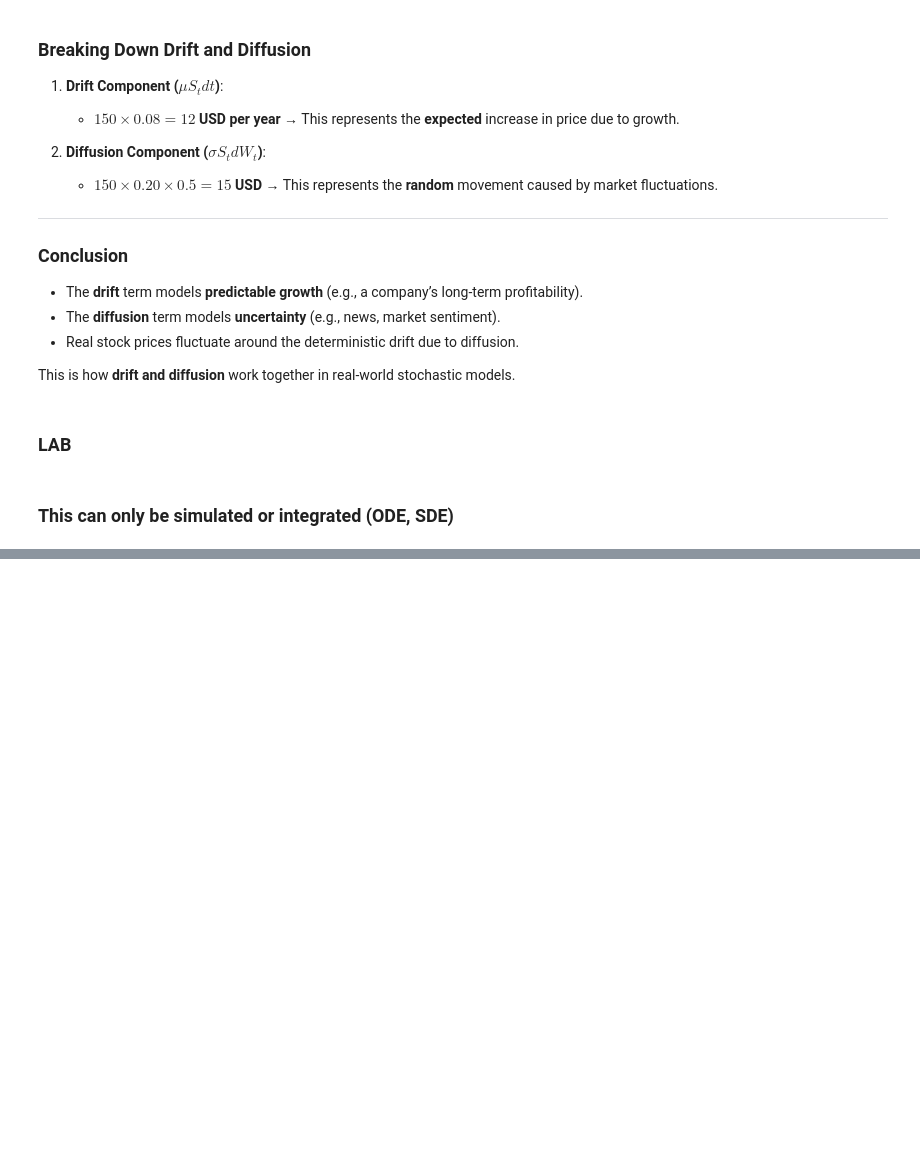
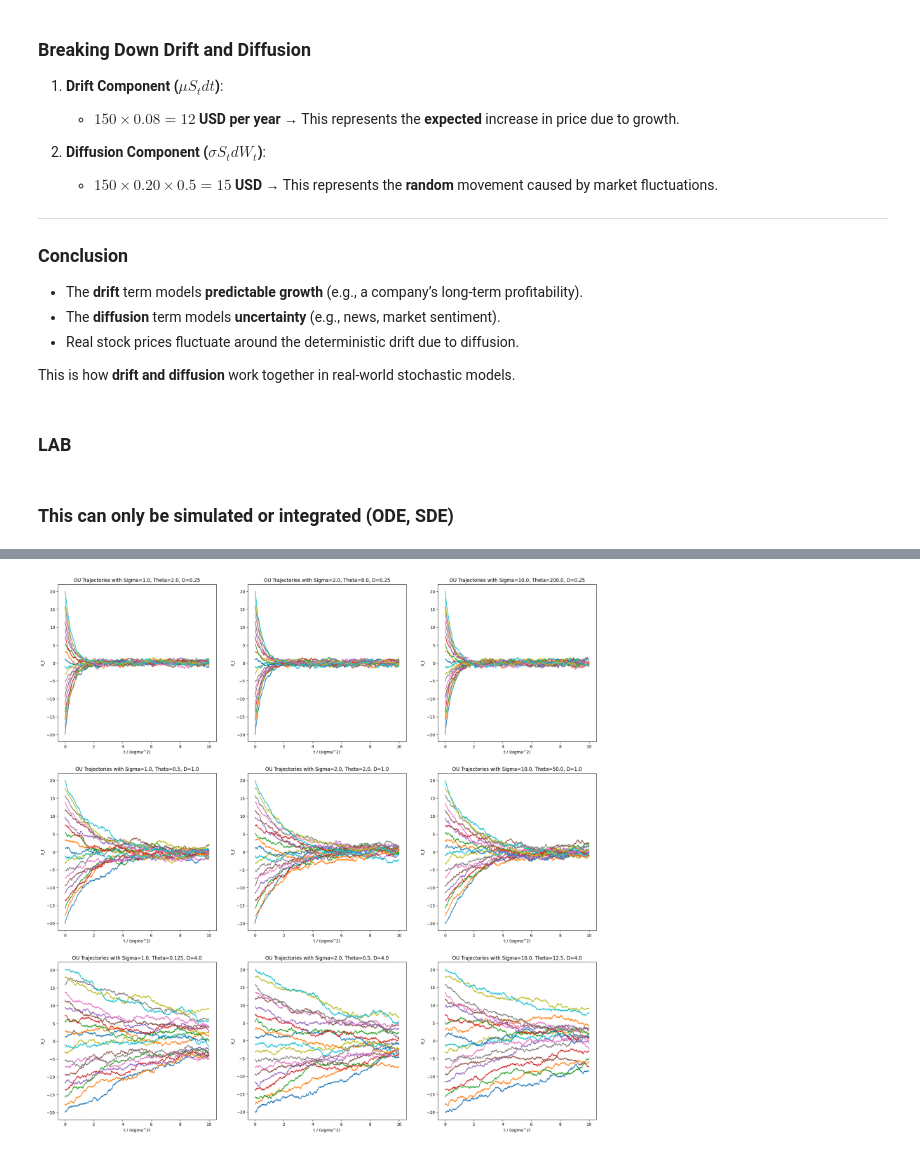
Before and after one commit to sciencemath/FlowMatchingDiffusionModels, a Jupyter notebook: Flow&Diffusion.ipynb, the cells around one changed output, grey strips where cells are left out. Saved outputs shown, nothing was run; the diff lists cells and outputs as text; code cells hidden in the pictures; blank space fills up the shorter version.

```diff
--- a/Flow&Diffusion.ipynb
+++ b/Flow&Diffusion.ipynb
@@ -680,0 +871,43 @@ class EulerMaruyamaSimulator(Simulator):
+# %%
+def plot_scaled_trajectories_1d(x0: torch.Tensor, simulator: Simulator, timesteps: torch.Tensor, time_scale: float, label: str, ax: Optional[Axes] = None):
+        """
+        Graphs the trajectories of a one-dimensional SDE with given initial values (x0) and simulation timesteps (timesteps).
+        Args:
+            - x0: state at time t, shape (num_trajectories, 1)
+            - simulator: Simulator object used to simulate
+            - t: timesteps to simulate along, shape (num_timesteps,)
+            - time_scale: scalar by which to scale time
+            - label: self-explanatory
+            - ax: pyplot Axes object to plot on
+        """
+        if ax is None:
+            print('moo')
+            ax = plt.gca()
+        trajectories = simulator.simulate_with_trajectory(x0, timesteps) # (num_trajectories, num_timesteps, ...)
+        for trajectory_idx in range(trajectories.shape[0]):
+            trajectory = trajectories[trajectory_idx, :, 0] # (num_timesteps,)
+            ax.plot(ts.cpu() * time_scale, trajectory.cpu(), label=label)
+# %%
+# Let's try rescaling with time
+sigmas = [1.0, 2.0, 10.0]
+ds = [0.25, 1.0, 4.0] # sigma**2 / 2t
+simulation_time = 10.0
+
+fig, axes = plt.subplots(len(ds), len(sigmas), figsize=(8 * len(sigmas), 8 * len(ds)))
+axes = axes.reshape((len(ds), len(sigmas)))
+for d_idx, d in enumerate(ds):
+    for s_idx, sigma in enumerate(sigmas):
+        theta = sigma**2 / 2 / d
+        ou_process = OUProcess(theta, sigma)
+        simulator = EulerMaruyamaSimulator(sde=ou_process)
+        x0 = torch.linspace(-20.0,20.0,20).view(-1,1).to(device)
+        time_scale = sigma**2
+        ts = torch.linspace(0.0,simulation_time / time_scale,1000).to(device) # simulation timesteps
+        ax = axes[d_idx, s_idx]
+        plot_scaled_trajectories_1d(x0=x0, simulator=simulator, timesteps=ts, time_scale=time_scale, label=f'Sigma = {sigma}', ax=ax)
+        ax.set_title(f'OU Trajectories with Sigma={sigma}, Theta={theta}, D={d}')
+        ax.set_xlabel(f't / (sigma^2)')
+        ax.set_ylabel('X_t')
+plt.show()
+# %% [output]
+[figure, added]
```
Also changed, not shown: parts of 13 cells of this notebook.
